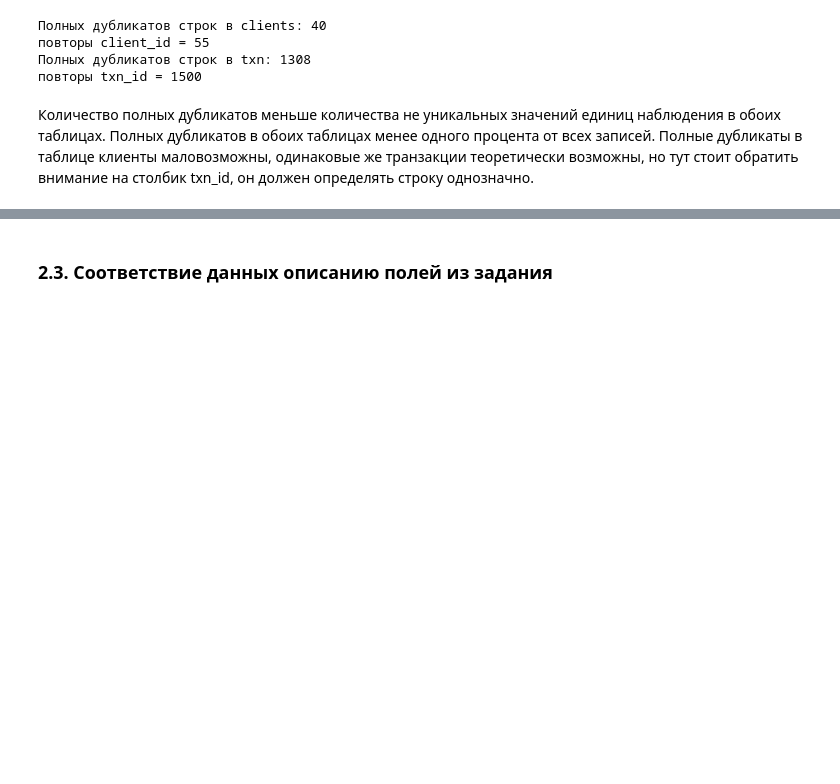
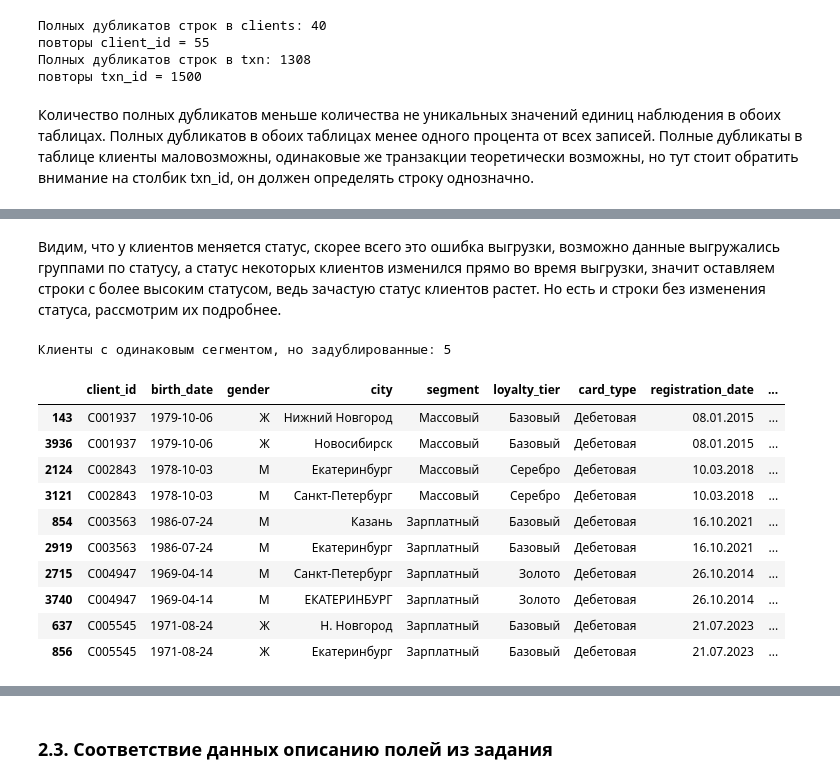
Before and after one commit to sonestos/Nikitenko_Sofya_Lab1, a Jupyter notebook: 01_analysis.ipynb, the cells around one changed output, grey strips where cells are left out. Drawn from its saved outputs; the diff is of its cells as text; code cells hidden in the pictures; blank space fills up the shorter version.

```diff
--- a/01_analysis.ipynb
+++ b/01_analysis.ipynb
@@ -158,0 +195,29 @@ print("повторы txn_id =", len(txn) - txn['txn_id'].nunique())
+# %% [markdown]
+Видим, что у клиентов меняется статус, скорее всего это ошибка выгрузки, возможно данные выгружались группами по статусу, а статус некоторых клиентов изменился прямо во время выгрузки, значит оставляем строки с более высоким статусом, ведь зачастую статус клиентов растет. Но есть и строки без изменения статуса, рассмотрим их подробнее.
+# %%
+clients_no_full_dups = clients.drop_duplicates()
+
+dup_clients = clients_no_full_dups[
+    clients_no_full_dups.duplicated(subset=['client_id'], keep=False)
+]
+
+same_segment_dups = dup_clients.groupby('client_id').filter(
+    lambda x: x['segment'].nunique() == 1
+)
+
+print(f"Клиенты с одинаковым сегментом, но задублированные: "
+      f"{same_segment_dups['client_id'].nunique()}")
+display(same_segment_dups.sort_values('client_id'))
+# %% [output]
+Клиенты с одинаковым сегментом, но задублированные: 5
+|  | client_id | birth_date | gender | city | segment | loyalty_tier | card_type | registration_date | ... |
+| 143 | C001937 | 1979-10-06 | Ж | Нижний Новгород | Массовый | Базовый | Дебетовая | 08.01.2015 | ... |
+| 3936 | C001937 | 1979-10-06 | Ж | Новосибирск | Массовый | Базовый | Дебетовая | 08.01.2015 | ... |
+| 2124 | C002843 | 1978-10-03 | М | Екатеринбург | Массовый | Серебро | Дебетовая | 10.03.2018 | ... |
+| 3121 | C002843 | 1978-10-03 | М | Санкт-Петербург | Массовый | Серебро | Дебетовая | 10.03.2018 | ... |
+| 854 | C003563 | 1986-07-24 | М | Казань | Зарплатный | Базовый | Дебетовая | 16.10.2021 | ... |
+| 2919 | C003563 | 1986-07-24 | М | Екатеринбург | Зарплатный | Базовый | Дебетовая | 16.10.2021 | ... |
+| 2715 | C004947 | 1969-04-14 | М | Санкт-Петербург | Зарплатный | Золото | Дебетовая | 26.10.2014 | ... |
+| 3740 | C004947 | 1969-04-14 | М | ЕКАТЕРИНБУРГ | Зарплатный | Золото | Дебетовая | 26.10.2014 | ... |
+| 637 | C005545 | 1971-08-24 | Ж | Н. Новгород | Зарплатный | Базовый | Дебетовая | 21.07.2023 | ... |
+| 856 | C005545 | 1971-08-24 | Ж | Екатеринбург | Зарплатный | Базовый | Дебетовая | 21.07.2023 | ... |
```
Also changed, not shown: parts of 37 cells of this notebook.
